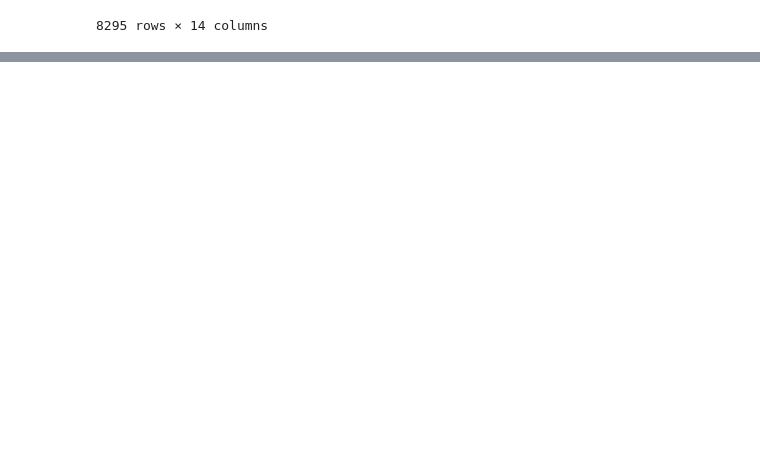
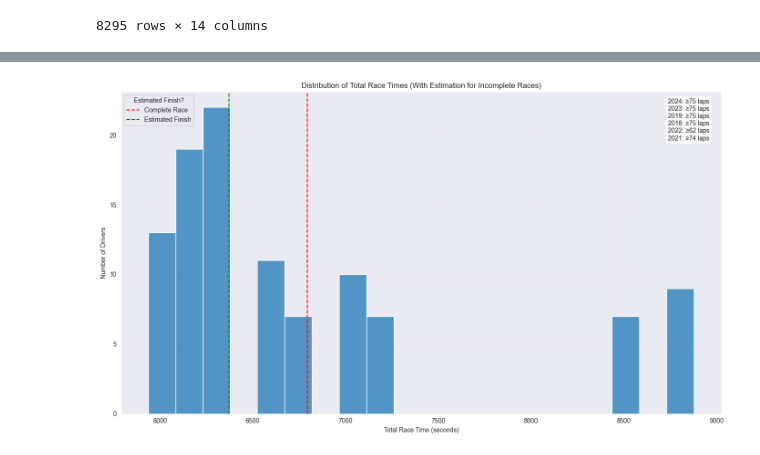
Before and after one commit to JigyashuSaravta/2025Spring_Final_F1, a Jupyter notebook: Fastf1/regression_fastf1.ipynb, the cells around one changed output, grey strips where cells are left out. Cells and saved outputs as stored; diff of their text form; code cells hidden in the pictures; blank space fills up the shorter version.

```diff
--- a/Fastf1/regression_fastf1.ipynb
+++ b/Fastf1/regression_fastf1.ipynb
@@ -795,0 +987,83 @@ sim_df
+# %%
+import pandas as pd
+import numpy as np
+import matplotlib.pyplot as plt
+import seaborn as sns
+
+# Assuming df_laps has columns: LapNumber, DriverNumber, Year, LapTime
+
+
+# Define minimum lap requirements by year
+min_laps_by_year = {
+    2024: 75,
+    2023: 75,
+    2019: 75,
+    2018: 75,
+    2022: 62,
+    2021: 74
+}
+
+
+# Function to calculate total race time with estimation for missing laps
+def calculate_total_time(group):
+    total_laps = group['LapNumber'].nunique()
+    min_laps = min_laps_by_year[group['Year'].iloc[0]]
+
+    if total_laps >= min_laps:
+        sum_time = group['LapTime'].sum()
+        if total_laps < 78:
+            avg_lap = group['LapTime'].mean()
+            missing_laps = 78 - total_laps
+            estimated_time = sum_time + (avg_lap * missing_laps)
+            return estimated_time, True  # True indicates estimated
+        return sum_time, False
+    return pd.NaT, False  # Not enough laps
+
+# Calculate total times
+results = []
+for (year, driver), group in df_laps.groupby(['Year', 'DriverNumber']):
+    total_time, is_estimated = calculate_total_time(group)
+    if not pd.isna(total_time):
+        results.append({
+            'Year': year,
+            'DriverNumber': driver,
+            'TotalRaceTime': total_time,
+            'Estimated': is_estimated,
+            'CompletedLaps': group['LapNumber'].nunique()
+        })
+
+total_times = pd.DataFrame(results)
+
+# Convert to seconds for plotting
+total_times['TotalRaceTimeSeconds'] = total_times['TotalRaceTime']
+
+# Plotting
+plt.figure(figsize=(14, 8))
+
+# Create histogram with different colors for estimated vs complete
+#sns.histplot(data=total_times, x='TotalRaceTimeSeconds', hue='Estimated',
+#             bins=20, multiple='stack', palette={True: 'orange', False: 'blue'})
+sns.histplot(data=total_times, x='TotalRaceTimeSeconds', bins=20)
+
+# Add reference lines
+mean_time = total_times['TotalRaceTimeSeconds'].mean()
+median_time = total_times['TotalRaceTimeSeconds'].median()
+plt.axvline(mean_time, color='red', linestyle='--', label=f'Mean: {mean_time:.1f}s')
+plt.axvline(median_time, color='green', linestyle='--', label=f'Median: {median_time:.1f}s')
+
+# Formatting
+plt.title('Distribution of Total Race Times (With Estimation for Incomplete Races)')
+plt.xlabel('Total Race Time (seconds)')
+plt.ylabel('Number of Drivers')
+plt.legend(title='Estimated Finish?', labels=['Complete Race', 'Estimated Finish'])
+plt.grid(True, alpha=0.3)
+
+# Add annotation with lap requirements
+requirements_text = "\n".join([f"{year}: ≥{laps} laps" for year, laps in min_laps_by_year.items()])
+plt.annotate(requirements_text, xy=(0.98, 0.98), xycoords='axes fraction',
+             ha='right', va='top', bbox=dict(boxstyle='round', facecolor='white', alpha=0.8))
+
+plt.tight_layout()
+plt.show()
+# %% [output]
+[figure, added]
```
Also changed, not shown: parts of 17 cells of this notebook, 5 other files.
